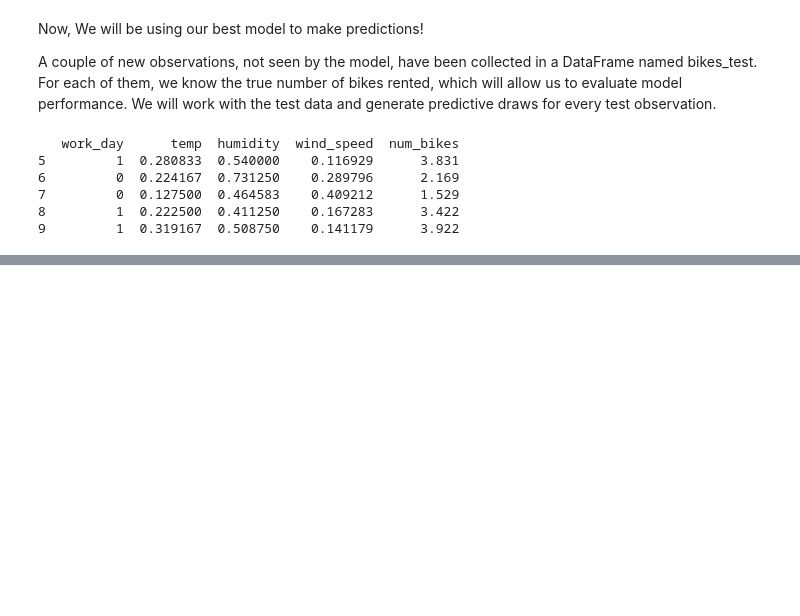
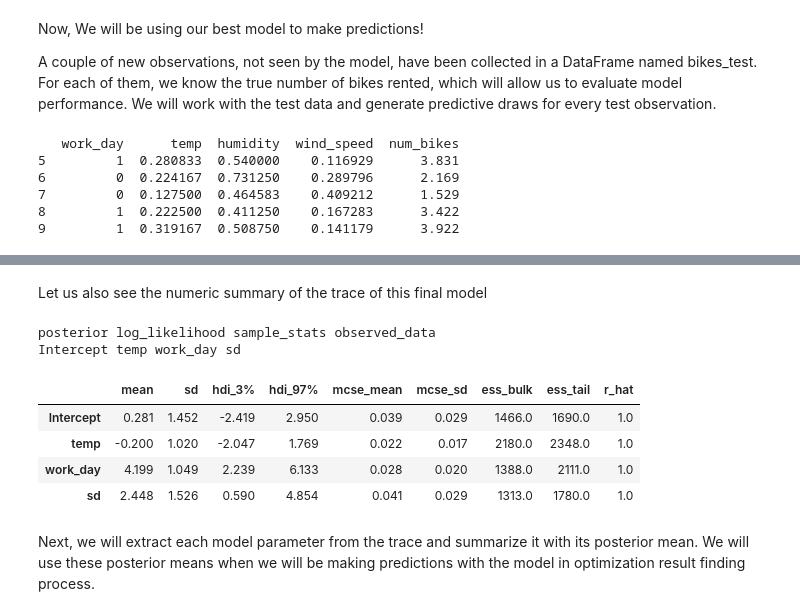
Before and after one commit to syednayeemridwan/data-science-projects, a Jupyter notebook: MCMC for Optimized profit/simulation - final - Copy.ipynb, the cells around one changed output, grey strips where cells are left out. Saved outputs shown, nothing was run; the diff lists cells and outputs as text; code cells hidden in the pictures; blank space fills up the shorter version.

```diff
--- a/MCMC for Optimized profit/simulation - final - Copy.ipynb
+++ b/MCMC for Optimized profit/simulation - final - Copy.ipynb
@@ -213,0 +307,17 @@ print(bikes_test.head())
+# %% [markdown]
+Let us also see the numeric summary of the trace of this final model
+# %%
+
+print(*trace)
+print(*trace["posterior"])
+pm.summary(trace)
+# %% [output]
+posterior log_likelihood sample_stats observed_data
+Intercept temp work_day sd
+|  | mean | sd | hdi_3% | hdi_97% | mcse_mean | mcse_sd | ess_bulk | ess_tail | r_hat |
+| Intercept | 0.281 | 1.452 | -2.419 | 2.950 | 0.039 | 0.029 | 1466.0 | 1690.0 | 1.0 |
+| temp | -0.200 | 1.020 | -2.047 | 1.769 | 0.022 | 0.017 | 2180.0 | 2348.0 | 1.0 |
+| work_day | 4.199 | 1.049 | 2.239 | 6.133 | 0.028 | 0.020 | 1388.0 | 2111.0 | 1.0 |
+| sd | 2.448 | 1.526 | 0.590 | 4.854 | 0.041 | 0.029 | 1313.0 | 1780.0 | 1.0 |
+# %% [markdown]
+Next, we will extract each model parameter from the trace and summarize it with its posterior mean. We will use these posterior means when we will be making predictions with the model in optimization result finding process.
```
Also changed, not shown: parts of 14 cells of this notebook.
